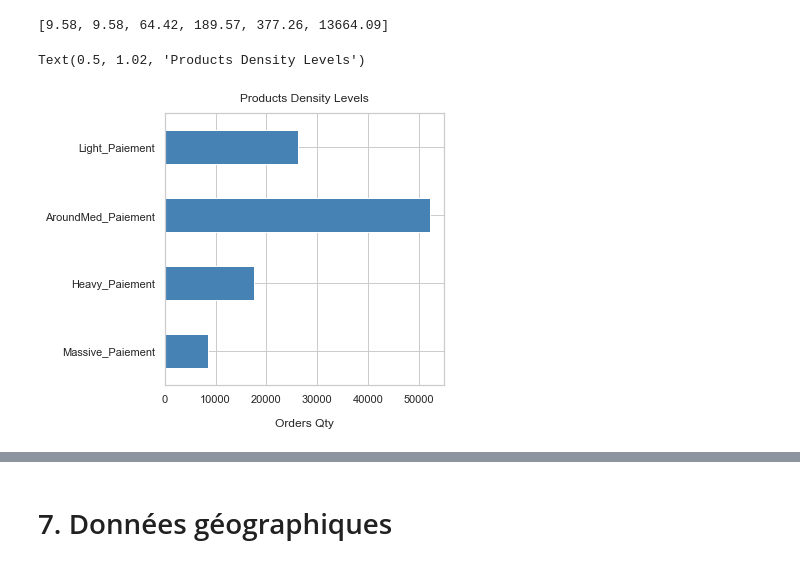
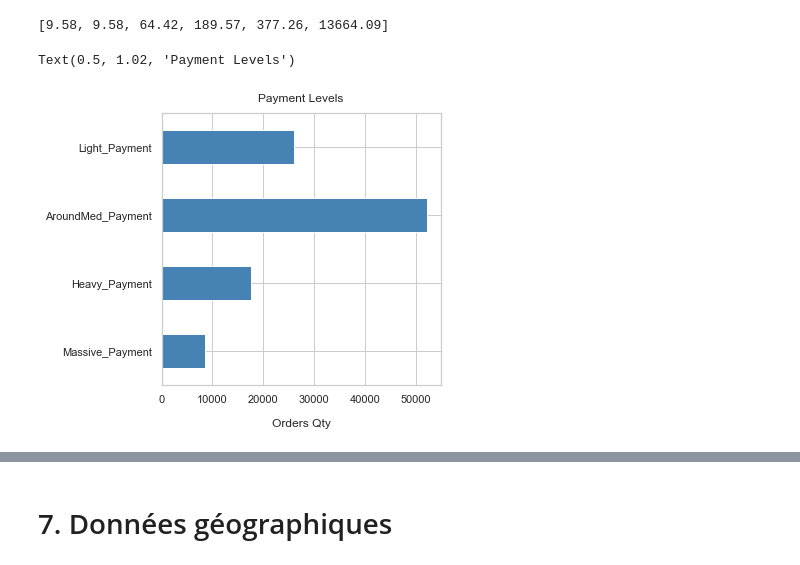
Before and after one commit to EtienneLardeur/P5_CustomerSegmentation, a Jupyter notebook: POlist_01_NotebookEDA_uncleaned.ipynb, the cells around one changed output, grey strips where cells are left out. Saved outputs shown, nothing was run; the diff lists cells and outputs as text; code cells hidden in the pictures.

```diff
--- a/POlist_01_AnotebookEDA_uncleaned.ipynb
+++ b/POlist_01_NotebookEDA_uncleaned.ipynb
@@ -918 +1025,6 @@ Text(0.5, 1.02, 'Charm price')
+# %%
+# dériver un feature purement catégoriel pour le Charm Price
+df_items['price_charmed'] =\
+    df_items['charm_price'].map(
+    lambda x: 'price_charmed' if x == 1 else 'not_price_charmed')
 # %% [markdown]
@@ -1453,11 +1566,17 @@ L'ordre des quantités de produits par catégories est similaire à l'ordre des
 # %%
 # rationaliser les catégories
 category_mapping = {
-    'Food': 'Food Drink',
-    'Drinks': 'Food Drink',
-    'Flowers': 'Food Drink',
-    'Perfumery': 'Health Beauty',
-    'Diapers And Hygiene': 'Baby',
+    'Watches Gifts': 'Watches Gifts Toys',
+    'Toys': 'Watches Gifts Toys',
+    'Food Drink': 'Food Drink & Pets',
+    'Food': 'Food Drink & Pets',
+    'Drinks': 'Food Drink & Pets',
+    'Flowers': 'Food Drink & Pets',
+    'Pet Shop': 'Food Drink & Pets',
+    'Baby': 'Health Beauty Baby',
+    'Health Beauty': 'Health Beauty Baby',
+    'Perfumery': 'Health Beauty Baby',
+    'Diapers And Hygiene': 'Health Beauty Baby',
     'Bed Bath Table': 'Home Accessories',
     'Home Confort': 'Home Accessories',
     'Home Comfort 2': 'Home Accessories',
@@ -1500,10 +1619,11 @@ category_mapping = {
     'Construction Tools Construction': 'Construction & Tools',
     'Costruction Tools Garden': 'Construction & Tools',
     'Home Construction': 'Construction & Tools',
-    'Computers Accessories': 'Computers & Accessories',
-    'Computers': 'Computers & Accessories',
+    'Computers Accessories': 'Electronics Computers & Accessories',
+    'Computers': 'Electronics Computers & Accessories',
     'Fixed Telephony': 'Telephony',
-    'Tablets Printing Image': 'Computers & Accessories',
+    'Tablets Printing Image': 'Electronics Computers & Accessories',
+    'Electronics': 'Electronics Computers & Accessories',
     'Agro Industry And Commerce': 'Corporate',
     'Signaling And Security': 'Corporate',
     'Security And Services': 'Corporate',
@@ -1774,6 +1929,10 @@ payment_sequence_size        0
 payment_installments_size    0
 payment_total                0
 dtype: int64
+# %%
+df_payments['main_payment_type_cat'] =\
+    df_payments['main_payment_type'].map(
+    lambda x: 'Credit_Card_PayType' if x == 'credit_card' else 'Other_PayType')
 # %%
 # aggreger les paiements à la commande
 df_orders = df_orders.merge(
@@ -1853,10 +2031,10 @@ print(cut_bins_pay)
 [9.58, 9.58, 64.42, 189.57, 377.26, 13664.09]
 # %%
 # réaliser la catégorisation par payment
-cut_labels_pay = ['Light_Paiement',
-                  'AroundMed_Paiement',
-                  'Heavy_Paiement',
-                  'Massive_Paiement']
+cut_labels_pay = ['Light_Payment',
+                  'AroundMed_Payment',
+                  'Heavy_Payment',
+                  'Massive_Payment']
 df_orders['payment_lvl'] = pd.cut(
     df_orders['payment_total'],
     bins=cut_bins_pay,
@@ -1865,11 +2043,11 @@ df_orders['payment_lvl'] = pd.cut(
 # %%
 # observer la répartition des niveaux de payment
 df_orders['payment_lvl'].value_counts(sort=False).plot(
     kind='barh',
     color='steelblue',
     figsize=(5, 5)).invert_yaxis()
 plt.xlabel('Orders Qty', labelpad=14)
-plt.title('Products Density Levels', y=1.02)
+plt.title('Payment Levels', y=1.02)
 # %% [output]
-Text(0.5, 1.02, 'Products Density Levels')
+Text(0.5, 1.02, 'Payment Levels')
-[figure, old version]
+[figure, new version]
```
Also changed, not shown: parts of 123 cells of this notebook, 2 other files.
